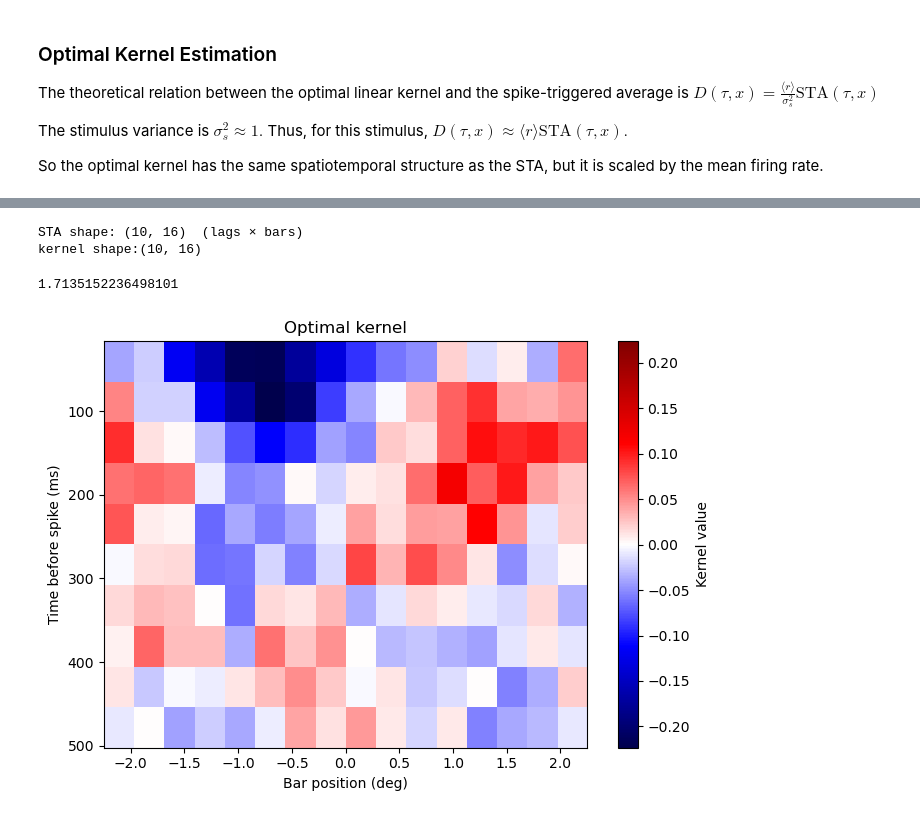
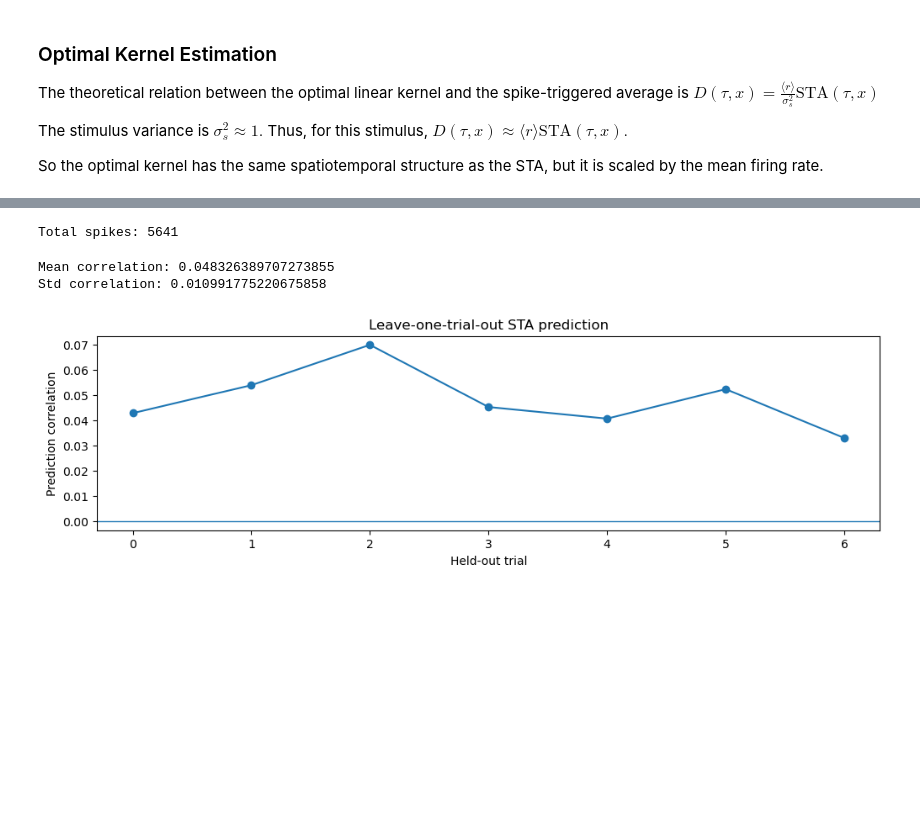
Before and after one commit to alessandrodipiano/neural_encoding, a Jupyter notebook: notebook/start.ipynb, the cells around one changed output, grey strips where cells are left out. Saved outputs shown, nothing was run; the diff lists cells and outputs as text; code cells hidden in the pictures; blank space fills up the shorter version.

Commit message:
added a graph for confronting sta prediction to the smoothed rate

```diff
--- a/notebook/start.ipynb
+++ b/notebook/start.ipynb
@@ -663,49 +537,20 @@ Total spikes: 5641
-# %%
-recording_duration = T / frame_rate * 6
-mean_firing_rate = n_spikes / recording_duration
-
-
-kernel = mean_firing_rate * sta_10 / stimulus_variance
-print(f'STA shape: {sta_10.shape}  (lags × bars)')
-print(f'kernel shape:{kernel.shape}')
-# %% [output]
-STA shape: (10, 16)  (lags × bars)
-kernel shape:(10, 16)
-# %%
-mean_firing_rate
-# %% [output]
-1.7135152236498101
-# %%
-plt.figure(figsize=(7, 5))
-
-vmax = np.max(np.abs(kernel))
-
-plt.imshow(
-    kernel,
-    aspect="auto",
-    cmap="seismic",
-    interpolation="nearest",
-    vmin=-vmax,
-    vmax=vmax,
-    extent=[
-        -width_deg / 2,
-        width_deg / 2,
-        lag_ms[-1],
-        lag_ms[0],
-    ],
-    origin="upper"
-)
-
-plt.xlabel("Bar position (deg)")
-plt.ylabel("Time before spike (ms)")
-plt.title("Optimal kernel")
-plt.colorbar(label="Kernel value")
-plt.tight_layout()
-plt.show()
-# %% [output]
-[figure, removed]
+# %%
+n_spikes = 0
+
+for path in paths_linear_trial:
+    events, spk_sec, hdr = fget_spk_python(path)
+    n_spikes += len(events)
+
+print("Total spikes:", n_spikes)
+
+
+recording_duration = T / frame_rate * 6
+mean_firing_rate = n_spikes / recording_duration
+# %% [output]
+Total spikes: 5641
 # %%
 loo_corrs = []
+loo_results=[]
 
 for test_idx in range(len(paths_linear_trial,)):
     train_files = [f for i, f in enumerate(paths_linear_trial,) if i != test_idx]
@@ -719,7 +564,7 @@ for test_idx in range(len(paths_linear_trial,)):
 
     )
 
-    r_est = compute_r_estimate(msq1D_stim, sta_train)
+    r_est = compute_r_estimate(msq1D_stim, sta_train, r0=mean_firing_rate)
 
     _, spk_sec_test, _ = fget_spk_python(test_file)
 
@@ -728,30 +573,43 @@ for test_idx in range(len(paths_linear_trial,)):
         T=T,
         frame_rate=frame_rate,
 
     )
 
     rate_test = smooth_frame_counts(
         spike_counts,
         frame_rate=frame_rate,
         sigma_sec=0.05
     )
     valid = np.isfinite(r_est) & np.isfinite(rate_test)
     x = r_est[valid]
     y = rate_test[valid]
     corr=np.corrcoef(x, y)[0, 1]
 
     loo_corrs.append(corr)
 
+    loo_results.append({
+        "test_idx": test_idx,
+        "test_file": test_file,
+        "r_est": r_est,
+        "rate_test": rate_test,
+        "spike_counts": spike_counts,
+        "corr": corr,
+    })
+
 loo_corrs = np.array(loo_corrs)
 
 print("Mean correlation:", np.nanmean(loo_corrs))
 print("Std correlation:", np.nanstd(loo_corrs))
 
 
 plt.figure(figsize=(12, 3))
 plt.plot(loo_corrs, marker="o")
 plt.axhline(0, linewidth=1)
 plt.xlabel("Held-out trial")
 plt.ylabel("Prediction correlation")
 plt.title("Leave-one-trial-out STA prediction")
 plt.show()
+# %% [output]
+Mean correlation: 0.048326389707273855
+Std correlation: 0.010991775220675858
+[figure, added]
```
Also changed, not shown: parts of 12 cells of this notebook, 1 other file.
